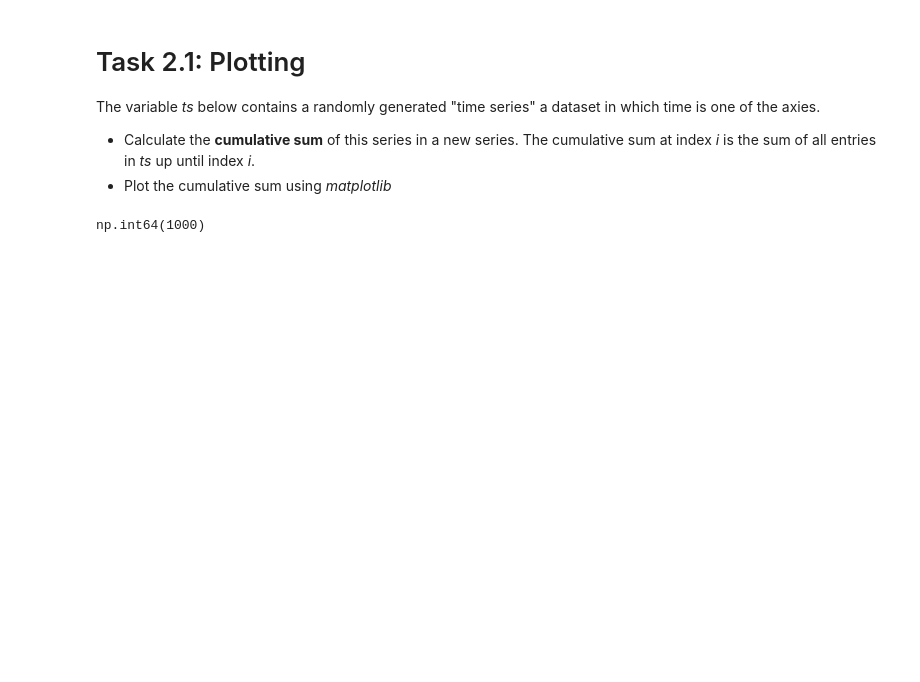
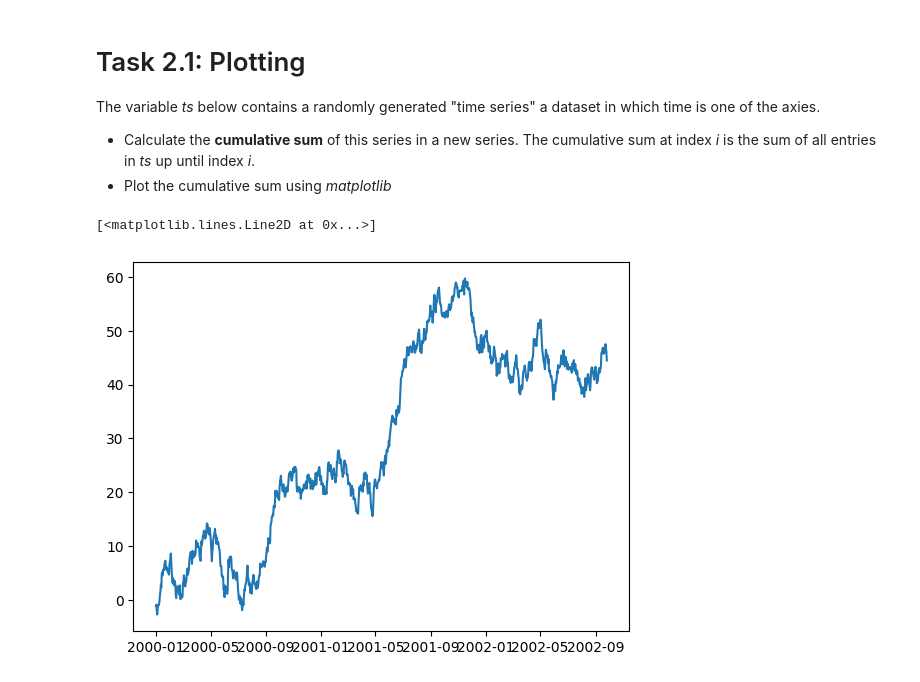
Before and after one commit to Cuerillius/ueK259, a Jupyter notebook: demos/02_PandasIntro.ipynb, the cells around one changed output. Drawn from its saved outputs; the diff is of its cells as text; code cells hidden in the pictures; blank space fills up the shorter version.

```diff
--- a/demos/02_PandasIntro.ipynb
+++ b/demos/02_PandasIntro.ipynb
@@ -110,9 +110,11 @@ The variable *ts* below contains a randomly generated "time series" a dataset in
 # %%
 import matplotlib.pyplot as plt
 ts = pd.Series(np.random.randn(1000), index=pd.date_range("1/1/2000", periods=1000))
-ts.count()
+tscs = ts.cumsum()
+plt.plot(tscs)
 # %% [output]
-np.int64(1000)
+[<matplotlib.lines.Line2D at 0x...>]
+[figure, added]
 # %% [markdown]
 # Task 2.2:
 
```
Also changed, not shown: parts of 1 cell of this notebook.
